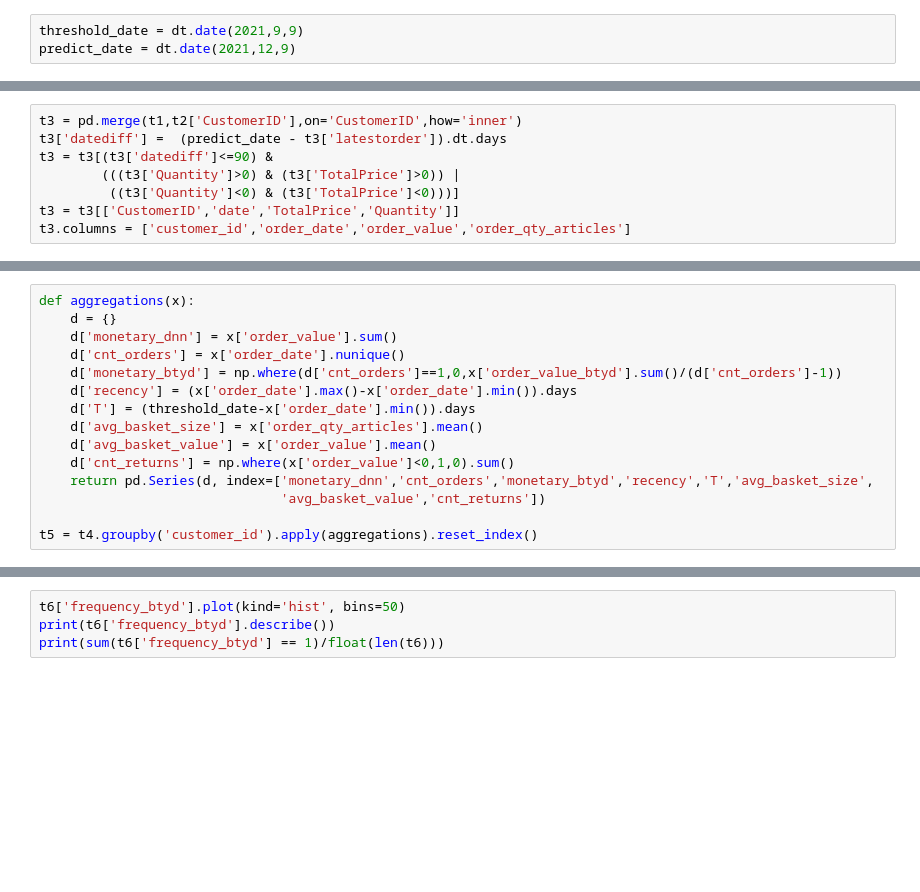
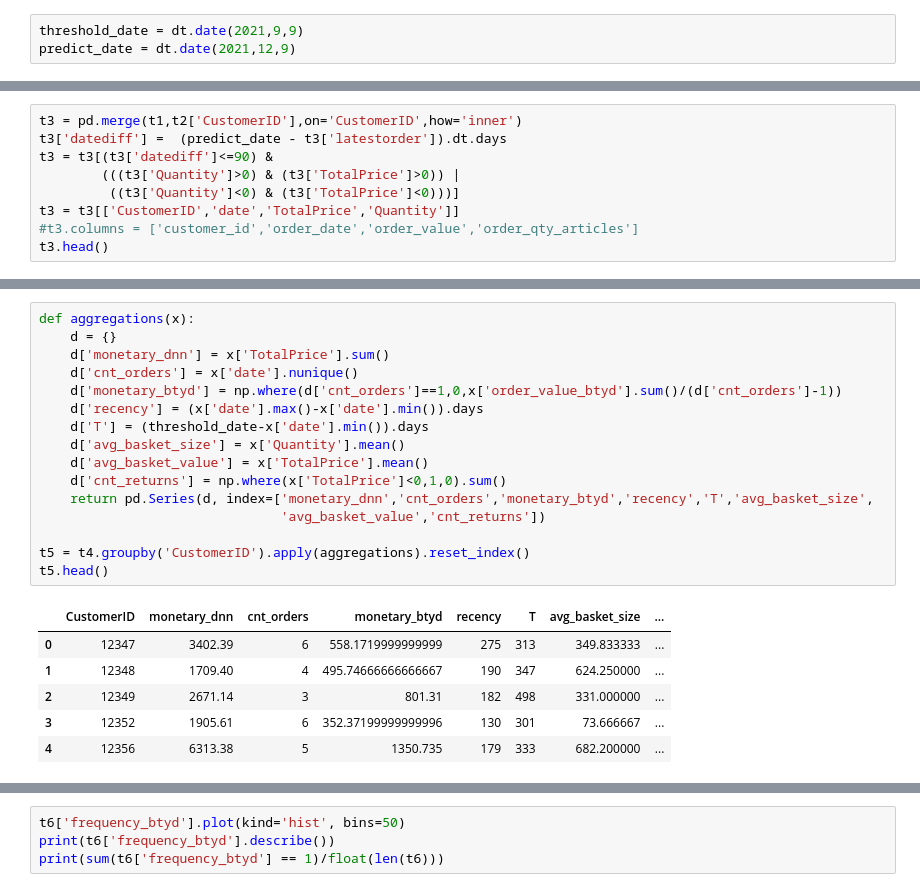
Before and after one commit to mahapara2411/Sentiment-Analysis, a Jupyter notebook: CLV_CUSTOMER_SEGMENTATION.ipynb, the cells around one changed output, grey strips where cells are left out. Drawn from its saved outputs; the diff is of its cells as text; blank space fills up the shorter version.

```diff
--- a/CLV_CUSTOMER_SEGMENTATION.ipynb
+++ b/CLV_CUSTOMER_SEGMENTATION.ipynb
@@ -71,4 +101,5 @@ t3 = t3[(t3['datediff']<=90) &
         (((t3['Quantity']>0) & (t3['TotalPrice']>0)) |
          ((t3['Quantity']<0) & (t3['TotalPrice']<0)))]
 t3 = t3[['CustomerID','date','TotalPrice','Quantity']]
-t3.columns = ['customer_id','order_date','order_value','order_qty_articles']
+#t3.columns = ['customer_id','order_date','order_value','order_qty_articles']
+t3.head()
@@ -82,16 +136,24 @@ t4 = t4[t4['order_date']<=threshold_date]
 # %%
 def aggregations(x):
     d = {}
-    d['monetary_dnn'] = x['order_value'].sum()
-    d['cnt_orders'] = x['order_date'].nunique()
+    d['monetary_dnn'] = x['TotalPrice'].sum()
+    d['cnt_orders'] = x['date'].nunique()
     d['monetary_btyd'] = np.where(d['cnt_orders']==1,0,x['order_value_btyd'].sum()/(d['cnt_orders']-1))
-    d['recency'] = (x['order_date'].max()-x['order_date'].min()).days
-    d['T'] = (threshold_date-x['order_date'].min()).days
-    d['avg_basket_size'] = x['order_qty_articles'].mean()
-    d['avg_basket_value'] = x['order_value'].mean()
-    d['cnt_returns'] = np.where(x['order_value']<0,1,0).sum()
+    d['recency'] = (x['date'].max()-x['date'].min()).days
+    d['T'] = (threshold_date-x['date'].min()).days
+    d['avg_basket_size'] = x['Quantity'].mean()
+    d['avg_basket_value'] = x['TotalPrice'].mean()
+    d['cnt_returns'] = np.where(x['TotalPrice']<0,1,0).sum()
     return pd.Series(d, index=['monetary_dnn','cnt_orders','monetary_btyd','recency','T','avg_basket_size',
                                'avg_basket_value','cnt_returns'])
 
-t5 = t4.groupby('customer_id').apply(aggregations).reset_index()
+t5 = t4.groupby('CustomerID').apply(aggregations).reset_index()
+t5.head()
+# %% [output]
+|  | CustomerID | monetary_dnn | cnt_orders | monetary_btyd | recency | T | avg_basket_size | ... |
+| 0 | 12347 | 3402.39 | 6 | 558.1719999999999 | 275 | 313 | 349.833333 | ... |
+| 1 | 12348 | 1709.40 | 4 | 495.74666666666667 | 190 | 347 | 624.250000 | ... |
+| 2 | 12349 | 2671.14 | 3 | 801.31 | 182 | 498 | 331.000000 | ... |
+| 3 | 12352 | 1905.61 | 6 | 352.37199999999996 | 130 | 301 | 73.666667 | ... |
+| 4 | 12356 | 6313.38 | 5 | 1350.735 | 179 | 333 | 682.200000 | ... |
 # %%
```
Also changed, not shown: parts of 48 cells of this notebook.
